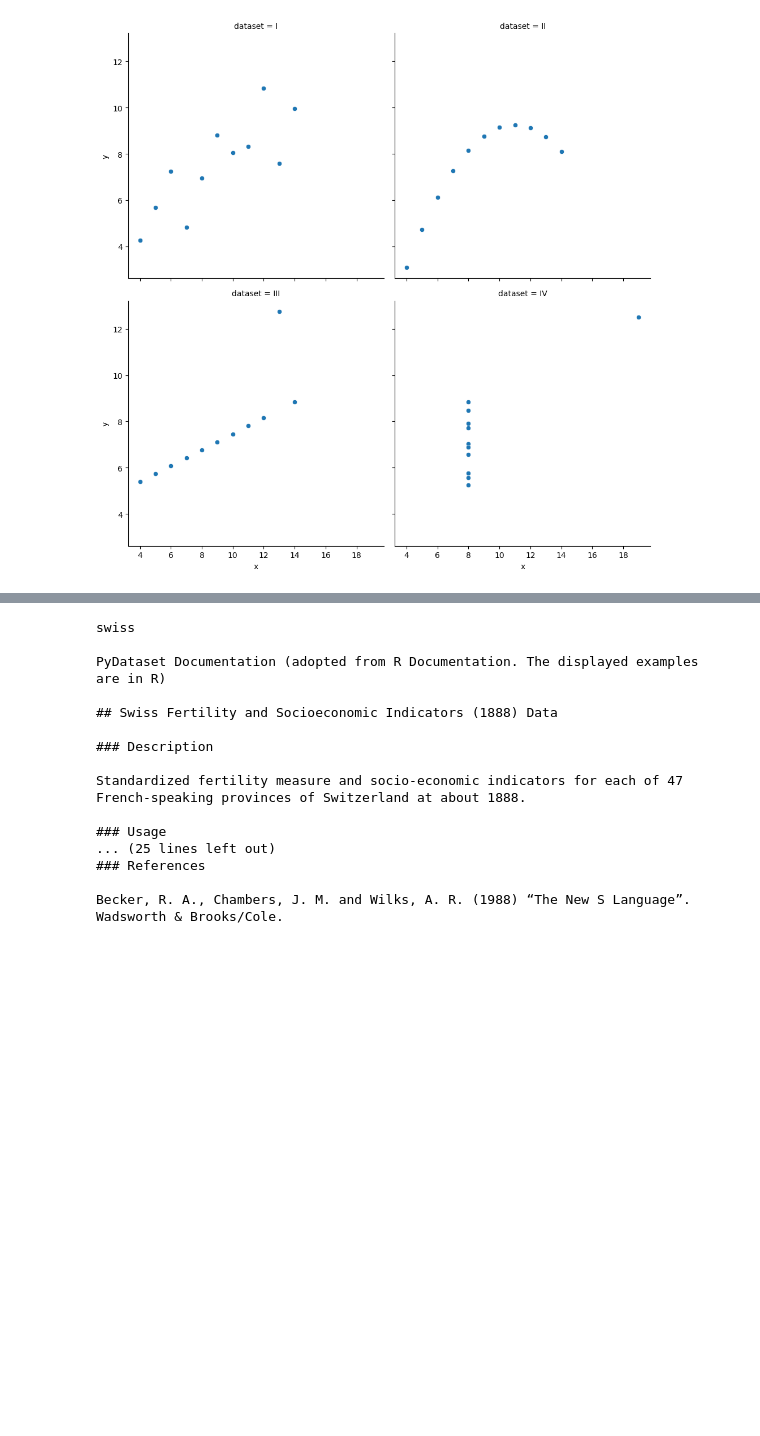
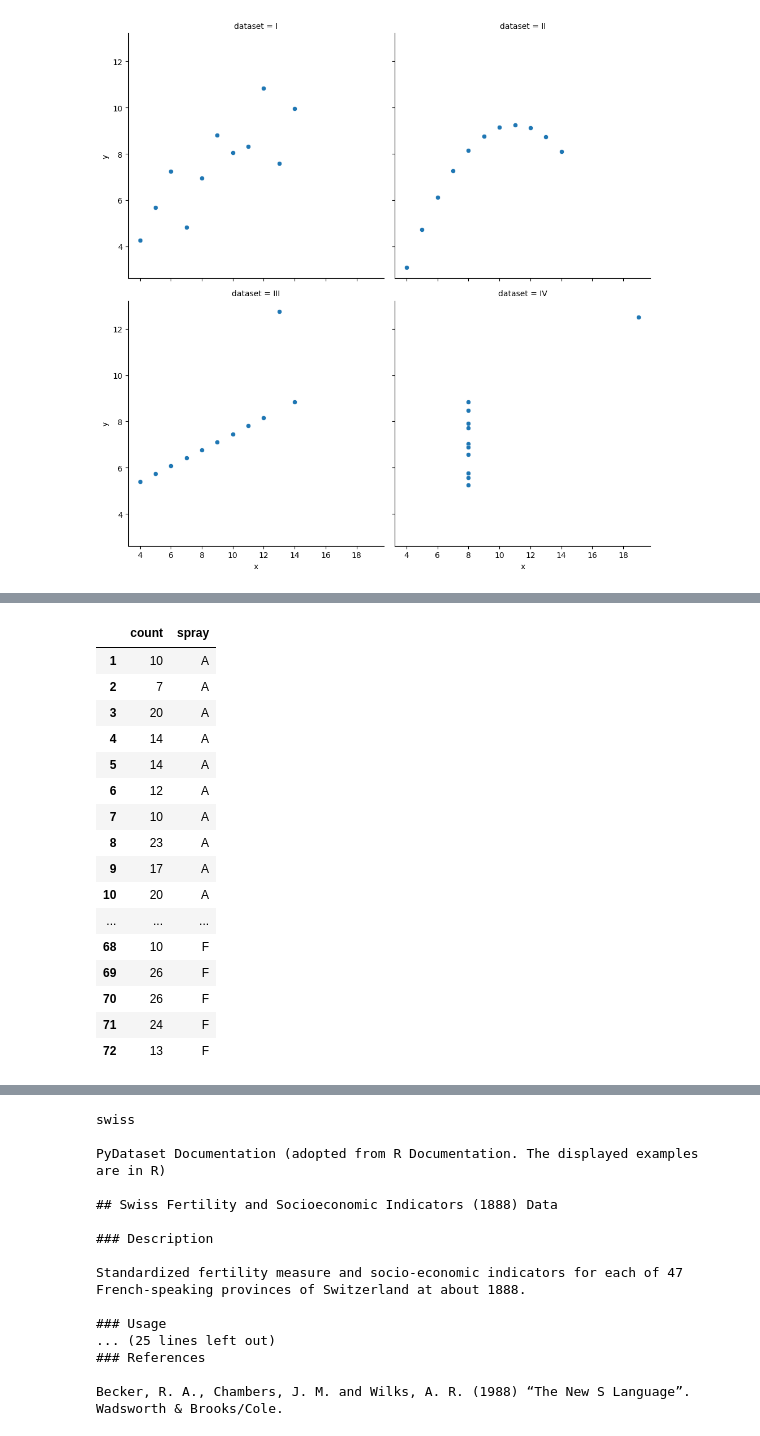
Before and after one commit to elizabethswarren/numpy-pandas-visualization-exercises, a Jupyter notebook: seaborn_exercises.ipynb, the cells around one changed output, grey strips where cells are left out. Drawn from its saved outputs; the diff is of its cells as text; code cells hidden in the pictures; blank space fills up the shorter version.

```diff
--- a/seaborn_exercises.ipynb
+++ b/seaborn_exercises.ipynb
@@ -113,0 +116,20 @@ sns.relplot(x=anscombe_data.x, y=anscombe_data.y, col=anscombe_data.dataset, col
+# %%
+insect_spray_df
+# %% [output]
+|  | count | spray |
+| 1 | 10 | A |
+| 2 | 7 | A |
+| 3 | 20 | A |
+| 4 | 14 | A |
+| 5 | 14 | A |
+| 6 | 12 | A |
+| 7 | 10 | A |
+| 8 | 23 | A |
+| 9 | 17 | A |
+| 10 | 20 | A |
+| ... | ... | ... |
+| 68 | 10 | F |
+| 69 | 26 | F |
+| 70 | 26 | F |
+| 71 | 24 | F |
+| 72 | 13 | F |
```
Also changed, not shown: parts of 13 cells of this notebook.
